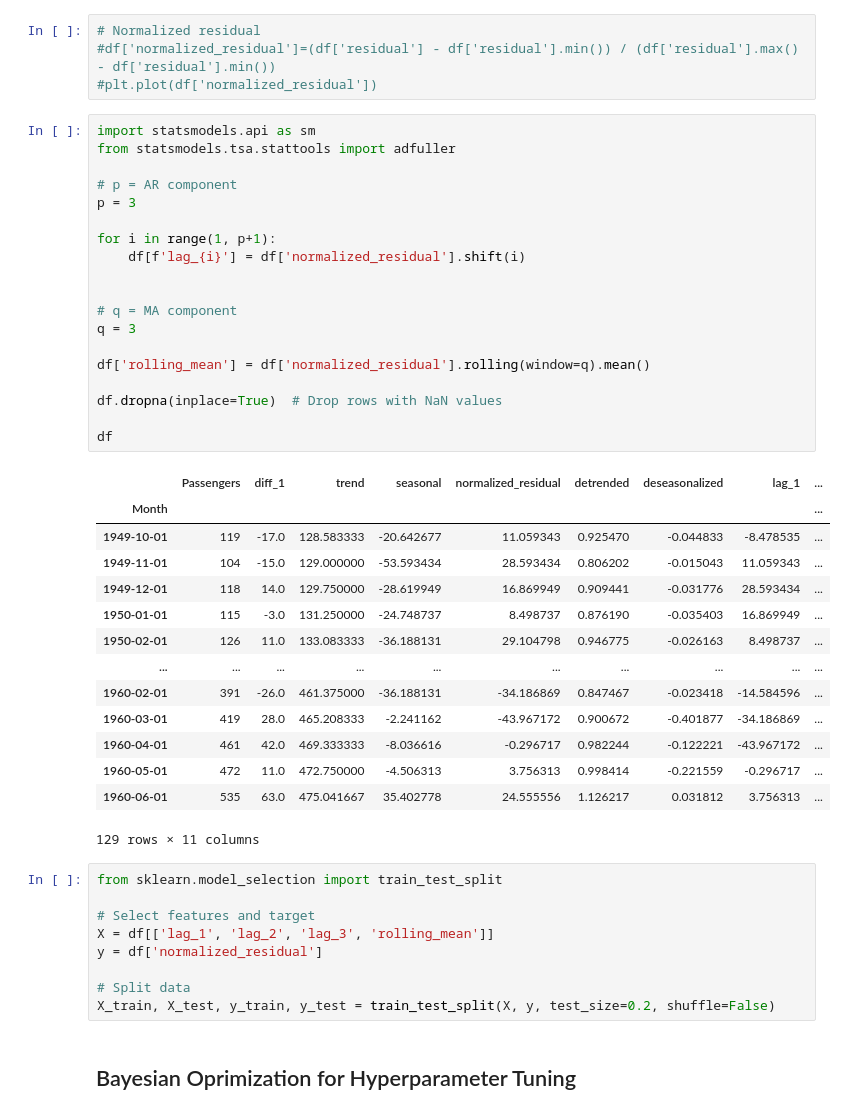
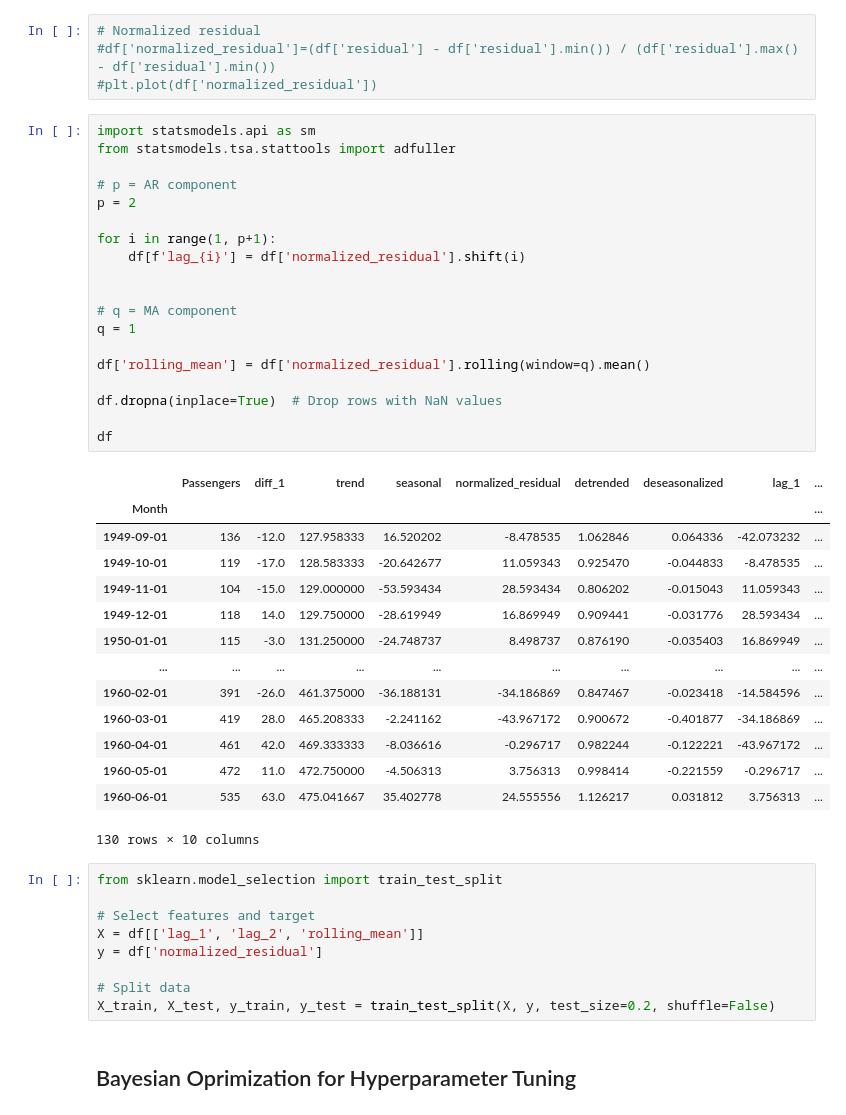
Before and after one commit to keremerciyes/Price-Prediction-With-Machine-Learning, a Jupyter notebook: Linear_Regression_Model_SARIMA.ipynb, the cells around one changed output. Saved outputs shown, nothing was run; the diff lists cells and outputs as text.

```diff
--- a/Linear_Regression_Model_SARIMA.ipynb
+++ b/Linear_Regression_Model_SARIMA.ipynb
@@ -92,42 +92,42 @@ p-value after 1st diff: 0.054213
 # %%
 import statsmodels.api as sm
 from statsmodels.tsa.stattools import adfuller
 
 # p = AR component
-p = 3
+p = 2
 
 for i in range(1, p+1):
     df[f'lag_{i}'] = df['normalized_residual'].shift(i)
 
 
 # q = MA component
-q = 3
+q = 1
 
 df['rolling_mean'] = df['normalized_residual'].rolling(window=q).mean()
 
 df.dropna(inplace=True)  # Drop rows with NaN values
 
 df
 # %% [output]
 |  | Passengers | diff_1 | trend | seasonal | normalized_residual | detrended | deseasonalized | lag_1 | ... |
 | Month |  |  |  |  |  |  |  |  | ... |
+| 1949-09-01 | 136 | -12.0 | 127.958333 | 16.520202 | -8.478535 | 1.062846 | 0.064336 | -42.073232 | ... |
 | 1949-10-01 | 119 | -17.0 | 128.583333 | -20.642677 | 11.059343 | 0.925470 | -0.044833 | -8.478535 | ... |
 | 1949-11-01 | 104 | -15.0 | 129.000000 | -53.593434 | 28.593434 | 0.806202 | -0.015043 | 11.059343 | ... |
 | 1949-12-01 | 118 | 14.0 | 129.750000 | -28.619949 | 16.869949 | 0.909441 | -0.031776 | 28.593434 | ... |
 | 1950-01-01 | 115 | -3.0 | 131.250000 | -24.748737 | 8.498737 | 0.876190 | -0.035403 | 16.869949 | ... |
-| 1950-02-01 | 126 | 11.0 | 133.083333 | -36.188131 | 29.104798 | 0.946775 | -0.026163 | 8.498737 | ... |
 | ... | ... | ... | ... | ... | ... | ... | ... | ... | ... |
 | 1960-02-01 | 391 | -26.0 | 461.375000 | -36.188131 | -34.186869 | 0.847467 | -0.023418 | -14.584596 | ... |
 | 1960-03-01 | 419 | 28.0 | 465.208333 | -2.241162 | -43.967172 | 0.900672 | -0.401877 | -34.186869 | ... |
 | 1960-04-01 | 461 | 42.0 | 469.333333 | -8.036616 | -0.296717 | 0.982244 | -0.122221 | -43.967172 | ... |
 | 1960-05-01 | 472 | 11.0 | 472.750000 | -4.506313 | 3.756313 | 0.998414 | -0.221559 | -0.296717 | ... |
 | 1960-06-01 | 535 | 63.0 | 475.041667 | 35.402778 | 24.555556 | 1.126217 | 0.031812 | 3.756313 | ... |
-129 rows × 11 columns
+130 rows × 10 columns
 # %%
 from sklearn.model_selection import train_test_split
 
 # Select features and target
-X = df[['lag_1', 'lag_2', 'lag_3', 'rolling_mean']]
+X = df[['lag_1', 'lag_2', 'rolling_mean']]
 y = df['normalized_residual']
 
 # Split data
```
Also changed, not shown: parts of 4 cells of this notebook, 2 other files.
